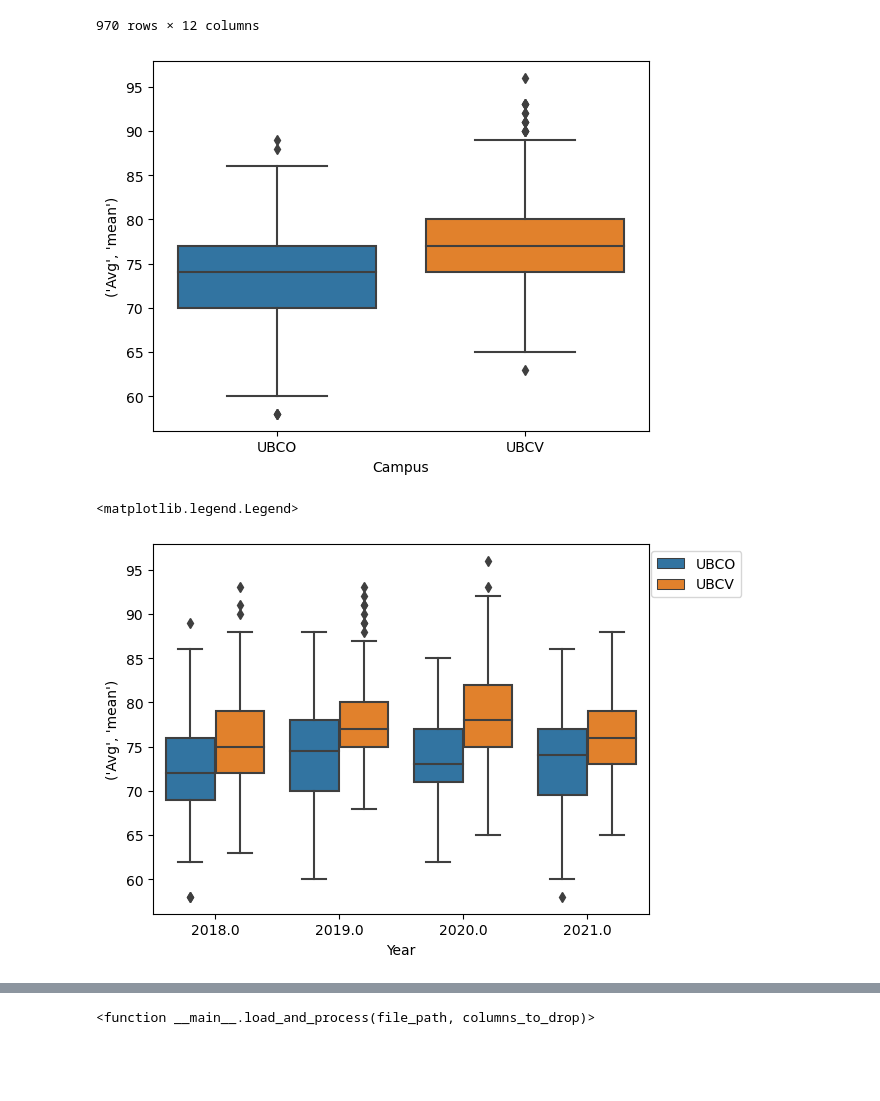
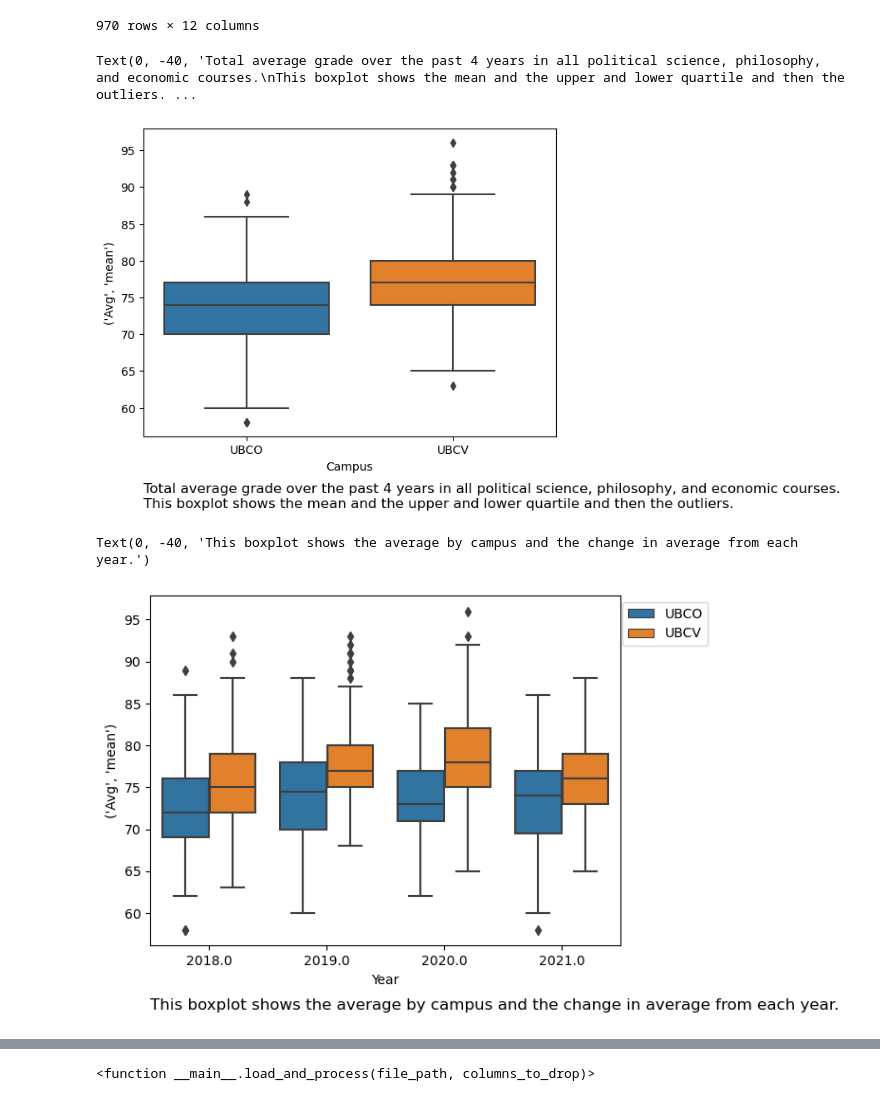
Before and after one commit to ubco-W2022T2-data301/project-group-group03, a Jupyter notebook: analysis/analysis1.ipynb, the cells around one changed output, grey strips where cells are left out. Saved outputs shown, nothing was run; the diff lists cells and outputs as text; code cells hidden in the pictures; blank space fills up the shorter version.

Commit message:
added info to graphs

```diff
--- a/analysis/analysis1.ipynb
+++ b/analysis/analysis1.ipynb
@@ -36,17 +35,23 @@ df
 970 rows × 12 columns
 # %%
 Total_Grade_Average = sns.boxplot(x="Campus", y=("Avg", "mean"), data=df)
-# this graph shows the totoal average grade over the past 4 years in all poltical science, philosphy, and economic courses.
-# This boxplot shows the mean and the upper and lower quartile and then the outliers.
+#adding text below graph.
+description = "Total average grade over the past 4 years in all political science, philosophy, and economic courses.\nThis boxplot shows the mean and the upper and lower quartile and then the outliers."
+plt.annotate(description, xy=(0, 0), xycoords='axes fraction', fontsize=12,
+             xytext=(0, -40), textcoords='offset points', ha='left', va='top')
 # %% [output]
+Text(0, -40, 'Total average grade over the past 4 years in all political science, philosophy, and economic courses.\nThis boxplot shows the mean and the upper and lower quartile and then the outliers. ...
-[figure, old version]
+[figure, new version]
 # %%
 Total_Average_By_Year = sns.boxplot(x="Year", y=("Avg", "mean"), hue= 'Campus', data=df)
 plt.legend(loc='upper right', bbox_to_anchor=(1.2, 1))
-# This boxplot Shows the average by campus and shows the change in average from each year.
+#adding text below graph.
+description = "This boxplot shows the average by campus and the change in average from each year."
+plt.annotate(description, xy=(0, 0), xycoords='axes fraction', fontsize=12,
+             xytext=(0, -40), textcoords='offset points', ha='left', va='top')
 # %% [output]
-<matplotlib.legend.Legend>
+Text(0, -40, 'This boxplot shows the average by campus and the change in average from each year.')
-[figure, old version]
+[figure, new version]
 # %%
 # set the figure size
 plt.figure(figsize=(10, 5))
```
Also changed, not shown: parts of 3 cells of this notebook.
